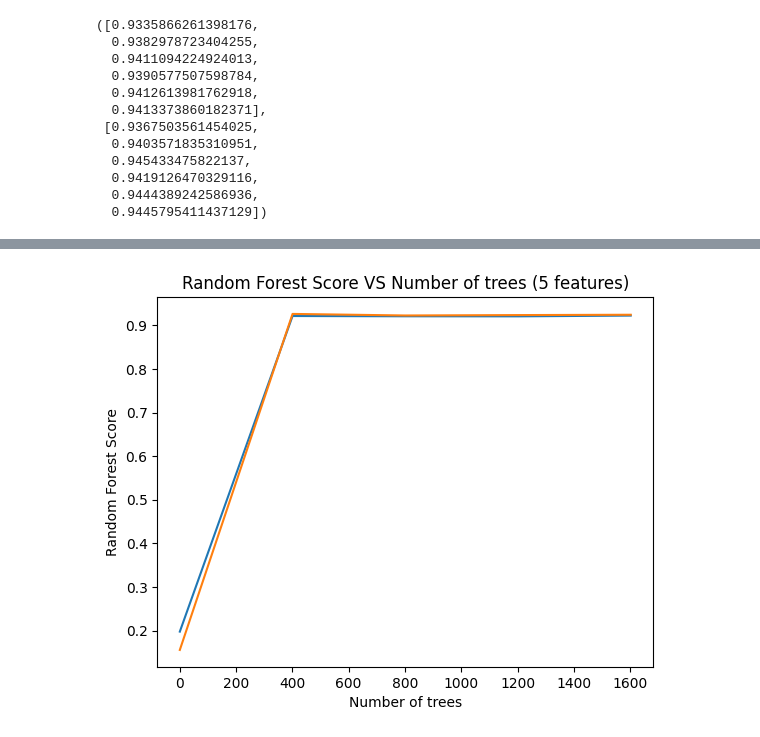
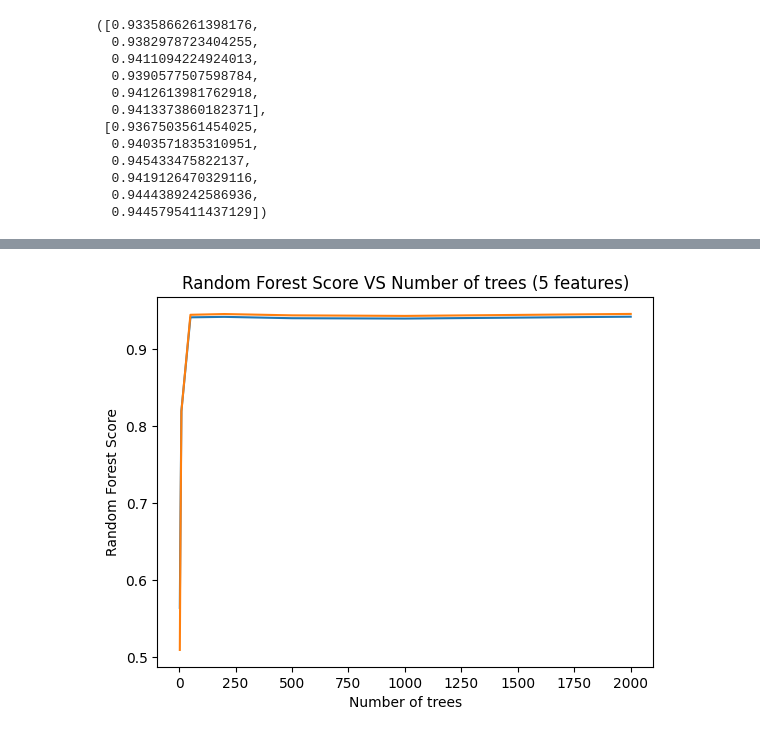
Before and after one commit to Thomasaujoux/food-classification, a Jupyter notebook: models/random_forest.ipynb, the cells around one changed output, grey strips where cells are left out. Drawn from its saved outputs; the diff is of its cells as text; code cells hidden in the pictures.

```diff
--- a/models/random_forest.ipynb
+++ b/models/random_forest.ipynb
@@ -284,16 +248,16 @@ Conclusion: fine tuning the number of trees is unnecessary, simply set the numbe
 # %%
 opt_table_estimators_accuracy=list()
 opt_table_estimators_f1=list()
-n_features=5
-n_estimators=200
-for i in range(1,n_estimators,20):
-    forest=RFC(n_estimators=i, max_features=n_features, criterion = 'entropy', class_weight = "balanced")
-    forest.fit(X_train,y_train)
+list_para = [3, 6, 10, 15, 20, 50, 100, 200, 300, 500, 900]
+
+for i in list_para:
+    forest=RFC(n_estimators=i, criterion = 'entropy', class_weight = "balanced")
+    forest.fit(X_train, y_train)
     output=forest.predict(X_test)
     opt_table_estimators_accuracy.append(metrics.accuracy_score(y_test, output))
     opt_table_estimators_f1.append(metrics.f1_score(y_test, output, average='macro'))
-plt.plot(range(1,n_estimators,20), opt_table_estimators_accuracy)
-plt.plot(range(1,n_estimators,20), opt_table_estimators_f1)
+plt.plot(list_para, opt_table_estimators_accuracy)
+plt.plot(list_para, opt_table_estimators_f1)
 plt.xlabel('Number of trees')
 plt.ylabel('Random Forest Score')
 plt.title('Random Forest Score VS Number of trees (5 features)')
@@ -324,17 +266,0 @@ Conclusion: fine tuning the tree depth is unnecessary, pick a reasonable value a
-# %%
-opt_table_estimators_accuracy=list()
-opt_table_estimators_f1=list()
-max_depth = 10000
-n_estimators = 15
-for i in range(1,max_depth,2000):
-    forest=RFC(max_depth=i, n_estimators=n_estimators, criterion = 'entropy', class_weight = "balanced")
-    forest.fit(X_train,y_train)
-    output=forest.predict(X_test)
-    opt_table_estimators_accuracy.append(metrics.accuracy_score(y_test, output))
-    opt_table_estimators_f1.append(metrics.f1_score(y_test, output, average='macro'))
-plt.plot(range(1,max_depth,2000), opt_table_estimators_accuracy)
-plt.plot(range(1,max_depth,2000), opt_table_estimators_f1)
-plt.xlabel('Number of trees')
-plt.ylabel('Random Forest Score')
-plt.title('Random Forest Score VS Number of trees (5 features)')
-plt.show()
@@ -351,9 +296,19 @@ opt_table_estimators_f1
 # %%
-plt.plot(range(1,max_depth,400), opt_table_estimators_accuracy)
-plt.plot(range(1,max_depth,400), opt_table_estimators_f1)
+opt_table_estimators_accuracy=list()
+opt_table_estimators_f1=list()
+list_para = [3, 6, 10, 50, 200, 500, 1000, 2000]
+
+for i in list_para:
+    forest=RFC(max_depth=i, criterion = 'entropy', class_weight = "balanced")
+    forest.fit(X_train,y_train)
+    output=forest.predict(X_test)
+    opt_table_estimators_accuracy.append(metrics.accuracy_score(y_test, output))
+    opt_table_estimators_f1.append(metrics.f1_score(y_test, output, average='macro'))
+plt.plot(list_para, opt_table_estimators_accuracy)
+plt.plot(list_para, opt_table_estimators_f1)
 plt.xlabel('Number of trees')
 plt.ylabel('Random Forest Score')
 plt.title('Random Forest Score VS Number of trees (5 features)')
 plt.show()
 # %% [output]
-[figure, old version]
+[figure, new version]
```
Also changed, not shown: parts of 41 cells of this notebook, 2 other files.
